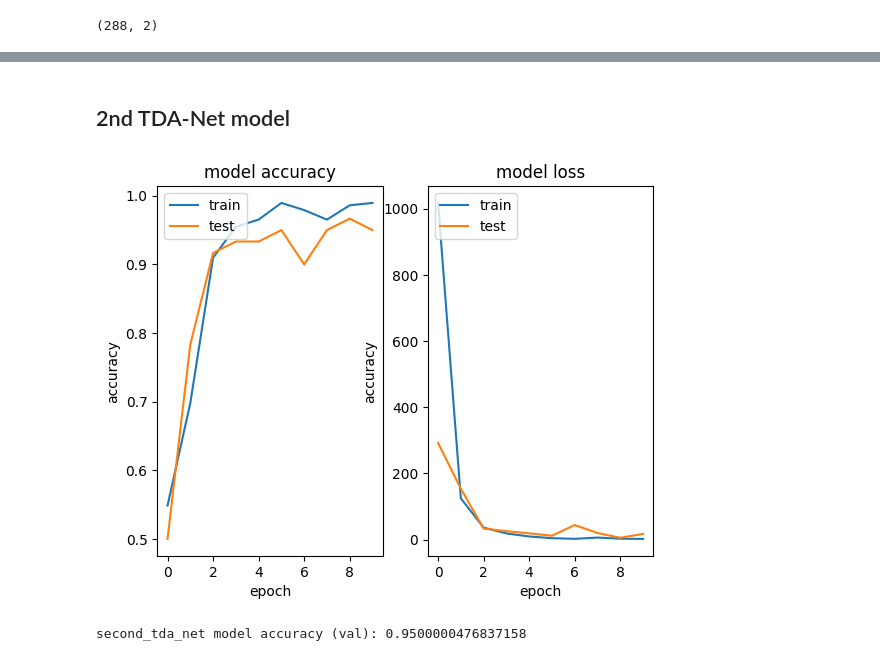
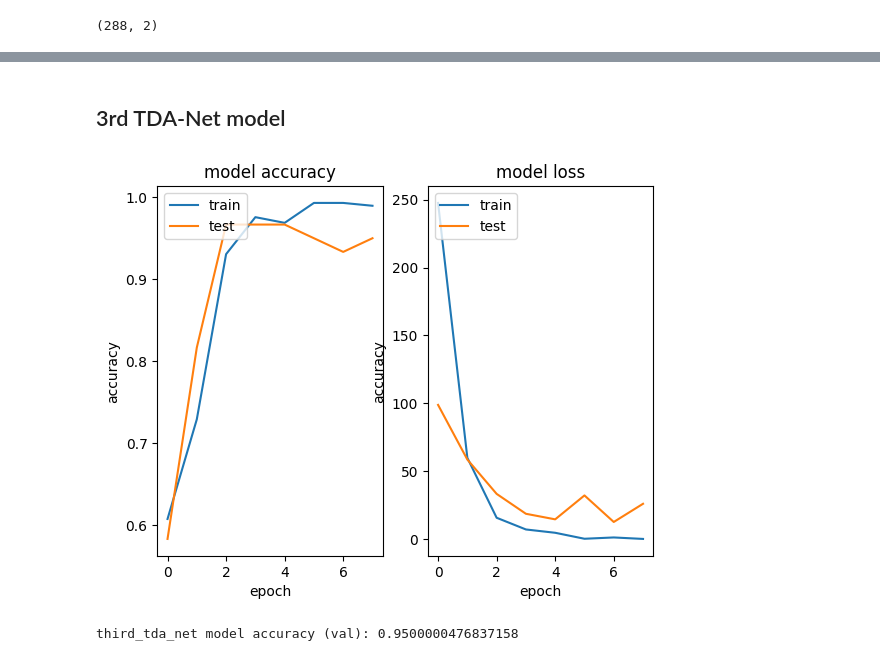
Before and after one commit to Ilnicki010/tda-net-covid-classification, a Jupyter notebook: main.ipynb, the cells around one changed output, grey strips where cells are left out. Saved outputs shown, nothing was run; the diff lists cells and outputs as text; code cells hidden in the pictures.

Commit message:
third tda-net

```diff
--- a/main.ipynb
+++ b/main.ipynb
@@ -216,3 +282,3 @@ print(precision_score(y_test_1st_tda_net, y_pred , average="macro"))
 # %% [markdown]
-## 2nd TDA-Net model
+## 3rd TDA-Net model
 # %%
@@ -277,8 +319,8 @@ second_tda_net_hist = second_tda_net_model.fit(
     verbose = 0
 )
 # %%
-utils.visualize_history(second_tda_net_hist, name = "second_tda_net")
+utils.visualize_history(third_tda_net_model_hist, name = "third_tda_net")
 # %% [output]
-[figure, old version]
+[figure, new version]
-second_tda_net model accuracy (val): 0.9500000476837158
+third_tda_net model accuracy (val): 0.9500000476837158
 # %%
```
Also changed, not shown: parts of 18 cells of this notebook, 6 other files.
